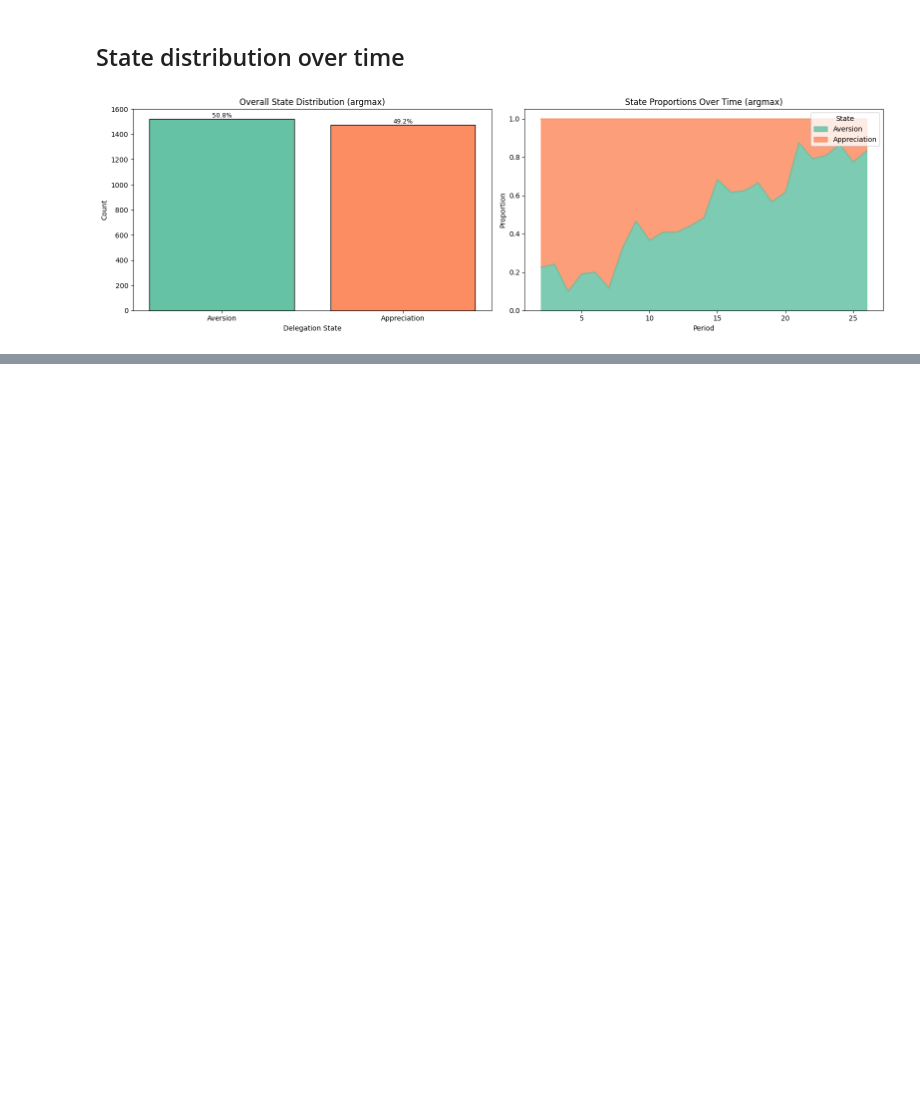
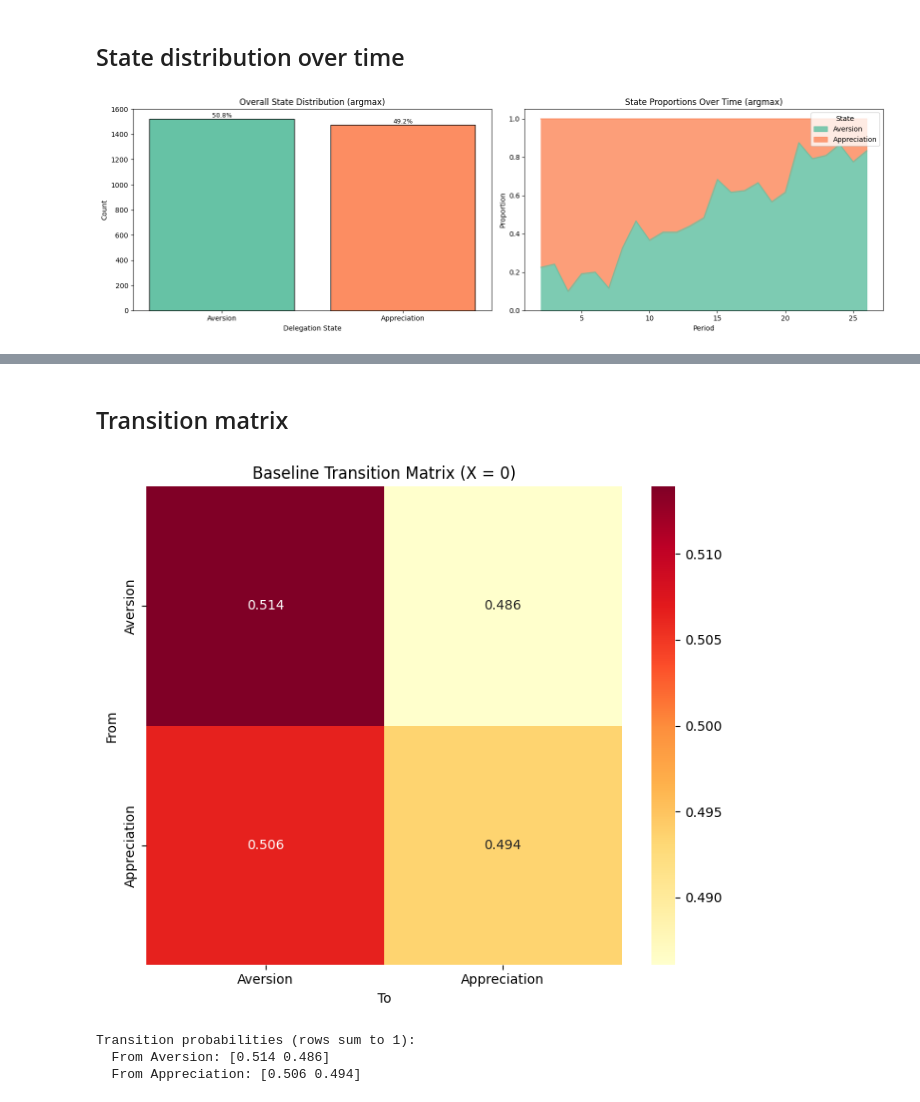
Before and after one commit to kaki1995/Triadic-Human-AI-Delegation, a Jupyter notebook: data_analysis/results_analysis.ipynb, the cells around one changed output, grey strips where cells are left out. Saved outputs shown, nothing was run; the diff lists cells and outputs as text; code cells hidden in the pictures; blank space fills up the shorter version.

```diff
--- a/data_analysis/results_analysis.ipynb
+++ b/data_analysis/results_analysis.ipynb
@@ -570,0 +1017,59 @@ plt.show()
+# %% [markdown]
+## Transition matrix
+# %%
+# ============================================================
+# 4.2c. Transition matrix heatmap (baseline, at X=0) — 3-state version
+#   - Uses your computed label_map + state_order_1idx
+#   - Displays in order: Aversion → Transitionary → Appreciation
+# ============================================================
+
+import numpy as np
+import matplotlib.pyplot as plt
+import seaborn as sns
+from scipy.special import softmax
+
+assert "label_map" in globals(), "label_map not found. Run your STATE LABELING cell first."
+assert "state_order_1idx" in globals(), "state_order_1idx not found. Run your STATE LABELING cell first."
+
+best_J = int(best_J_final) if "best_J_final" in globals() else int(best_J)
+
+# ---- Baseline transition matrix at X=0 ----
+Q_base = np.zeros((best_J, best_J))
+for j in range(best_J):
+    logits = best_model.alpha[j]
+    Q_base[j] = softmax(logits)
+
+# ---- Display order: Aversion → Transitionary → Appreciation ----
+state_display_order = [s - 1 for s in state_order_1idx]
+label_order = [label_map[s] for s in state_order_1idx]
+
+Q_base_ordered = Q_base[np.ix_(state_display_order, state_display_order)]
+
+# ---- Heatmap ----
+fig, ax = plt.subplots(figsize=(7, 6))
+sns.heatmap(
+    Q_base_ordered,
+    annot=True,
+    fmt=".3f",
+    cmap="YlOrRd",
+    xticklabels=label_order,
+    yticklabels=label_order,
+    ax=ax
+)
+ax.set_xlabel("To")
+ax.set_ylabel("From")
+ax.set_title("Baseline Transition Matrix (X = 0)")
+plt.tight_layout()
+plt.show()
+
+# ---- Print formatted rows ----
+print("\nTransition probabilities (rows sum to 1):")
+for i, from_label in enumerate(label_order):
+    from_state = state_display_order[i]
+    probs = " ".join(f"{Q_base[from_state, state_display_order[j]]:.3f}" for j in range(best_J))
+    print(f"  From {from_label}: [{probs}]")
+# %% [output]
+[figure, added]
+Transition probabilities (rows sum to 1):
+  From Aversion: [0.514 0.486]
+  From Appreciation: [0.506 0.494]
```
Also changed, not shown: parts of 9 cells of this notebook, 1 other file.
